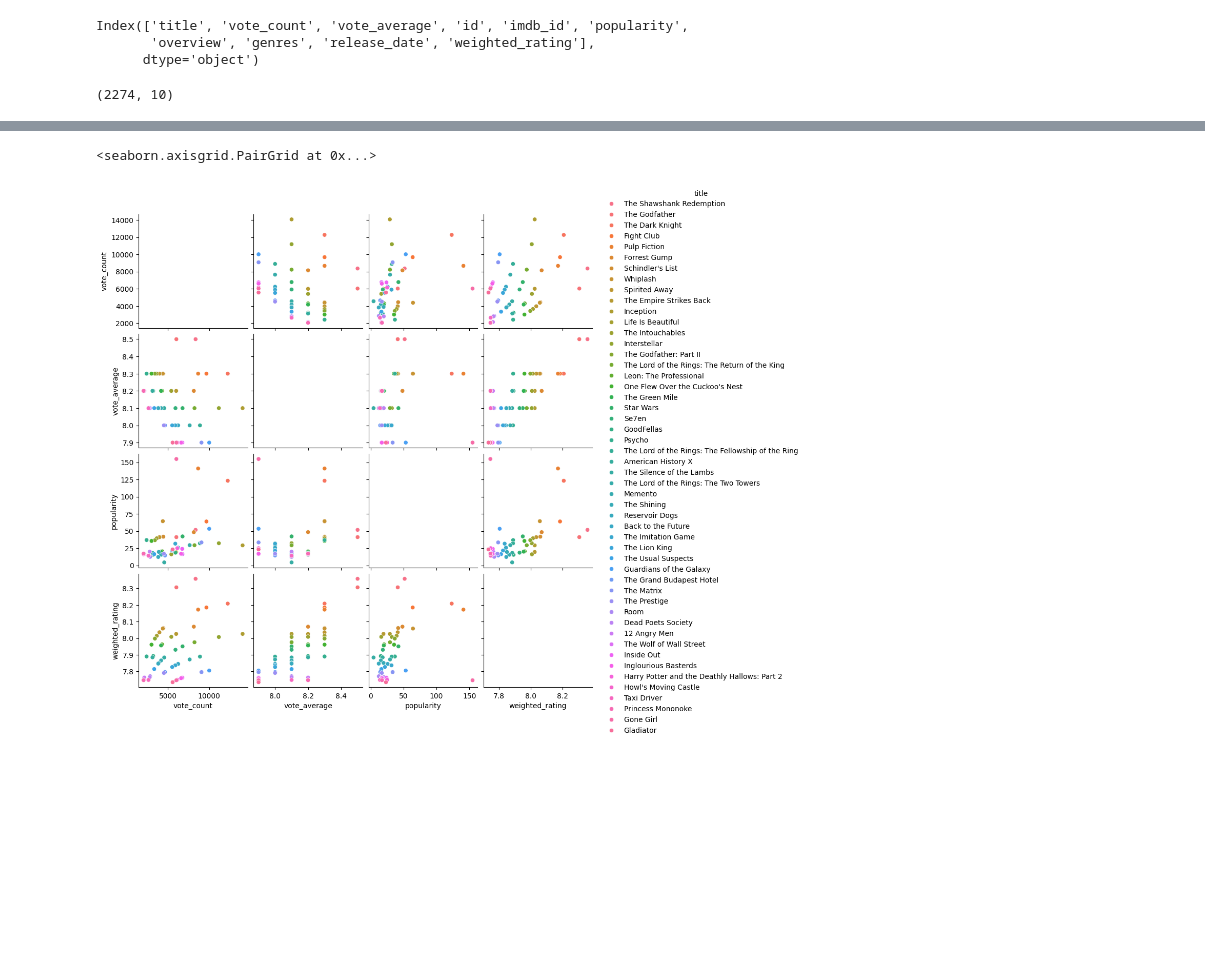
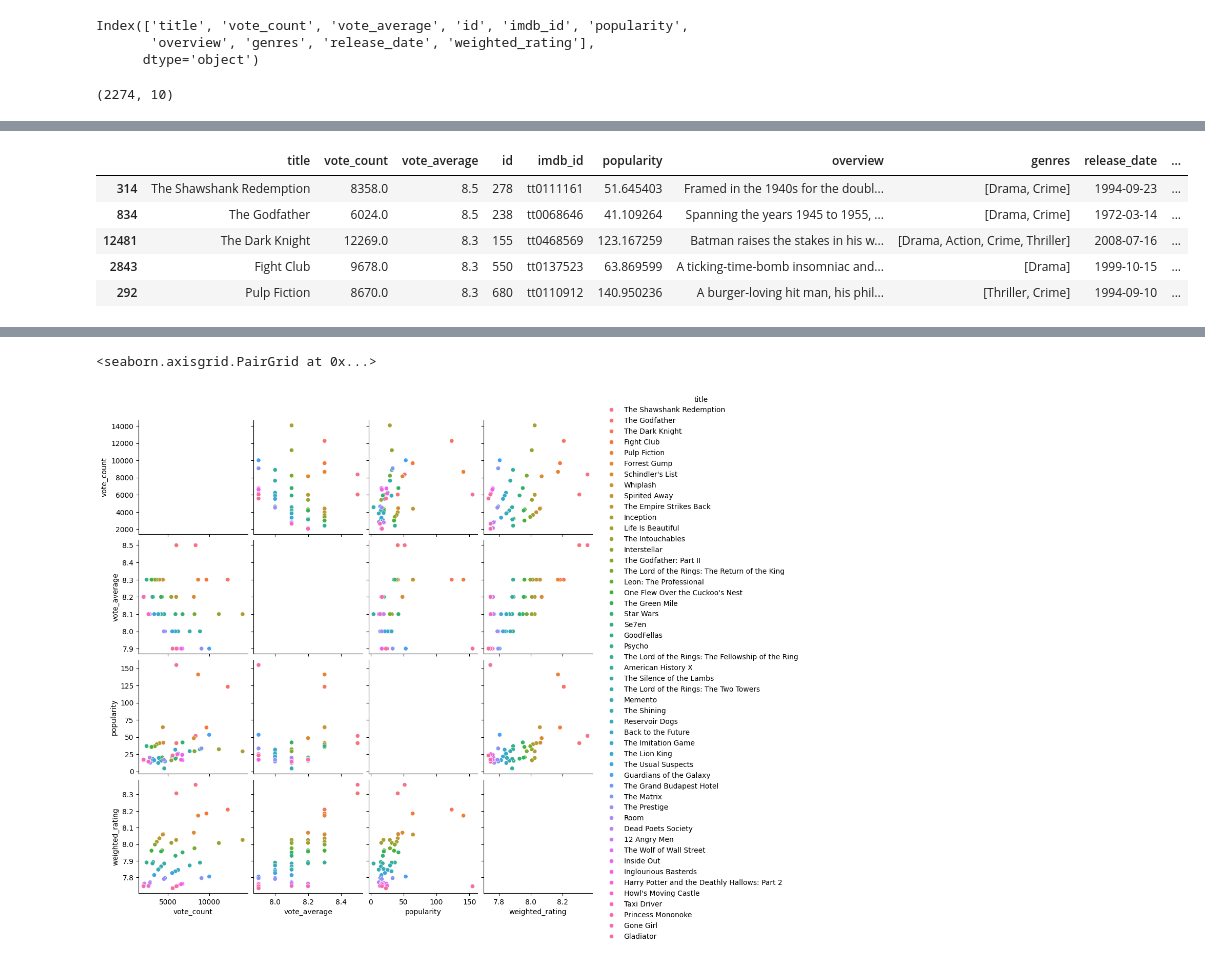
Before and after one commit to ssangli/Python-ML-AI, a Jupyter notebook: movie-recommeneder-system/Movie-RecSys.ipynb, the cells around one changed output, grey strips where cells are left out. Drawn from its saved outputs; the diff is of its cells as text; code cells hidden in the pictures; blank space fills up the shorter version.

```diff
--- a/movie-recommeneder-system/Movie-RecSys.ipynb
+++ b/movie-recommeneder-system/Movie-RecSys.ipynb
@@ -456,0 +413,9 @@ df_sorted
+# %%
+df.head()
+# %% [output]
+|  | title | vote_count | vote_average | id | imdb_id | popularity | overview | genres | release_date | ... |
+| 314 | The Shawshank Redemption | 8358.0 | 8.5 | 278 | tt0111161 | 51.645403 | Framed in the 1940s for the doubl... | [Drama, Crime] | 1994-09-23 | ... |
+| 834 | The Godfather | 6024.0 | 8.5 | 238 | tt0068646 | 41.109264 | Spanning the years 1945 to 1955, ... | [Drama, Crime] | 1972-03-14 | ... |
+| 12481 | The Dark Knight | 12269.0 | 8.3 | 155 | tt0468569 | 123.167259 | Batman raises the stakes in his w... | [Drama, Action, Crime, Thriller] | 2008-07-16 | ... |
+| 2843 | Fight Club | 9678.0 | 8.3 | 550 | tt0137523 | 63.869599 | A ticking-time-bomb insomniac and... | [Drama] | 1999-10-15 | ... |
+| 292 | Pulp Fiction | 8670.0 | 8.3 | 680 | tt0110912 | 140.950236 | A burger-loving hit man, his phil... | [Thriller, Crime] | 1994-09-10 | ... |
```
Also changed, not shown: parts of 53 cells of this notebook.
